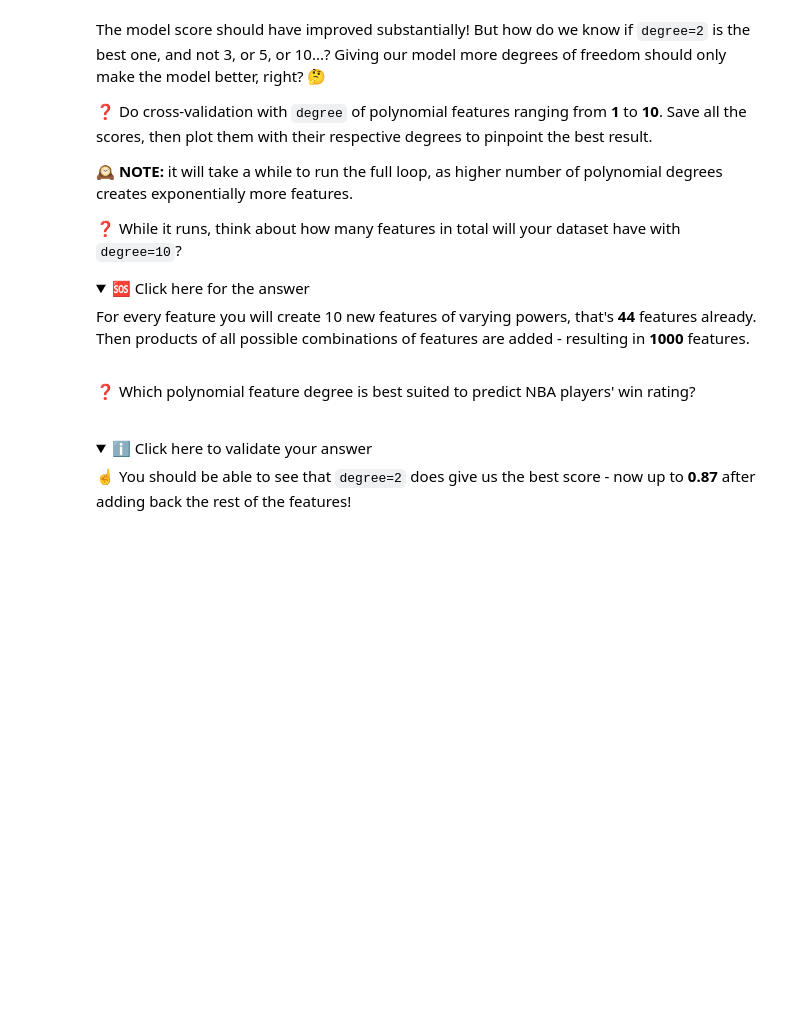
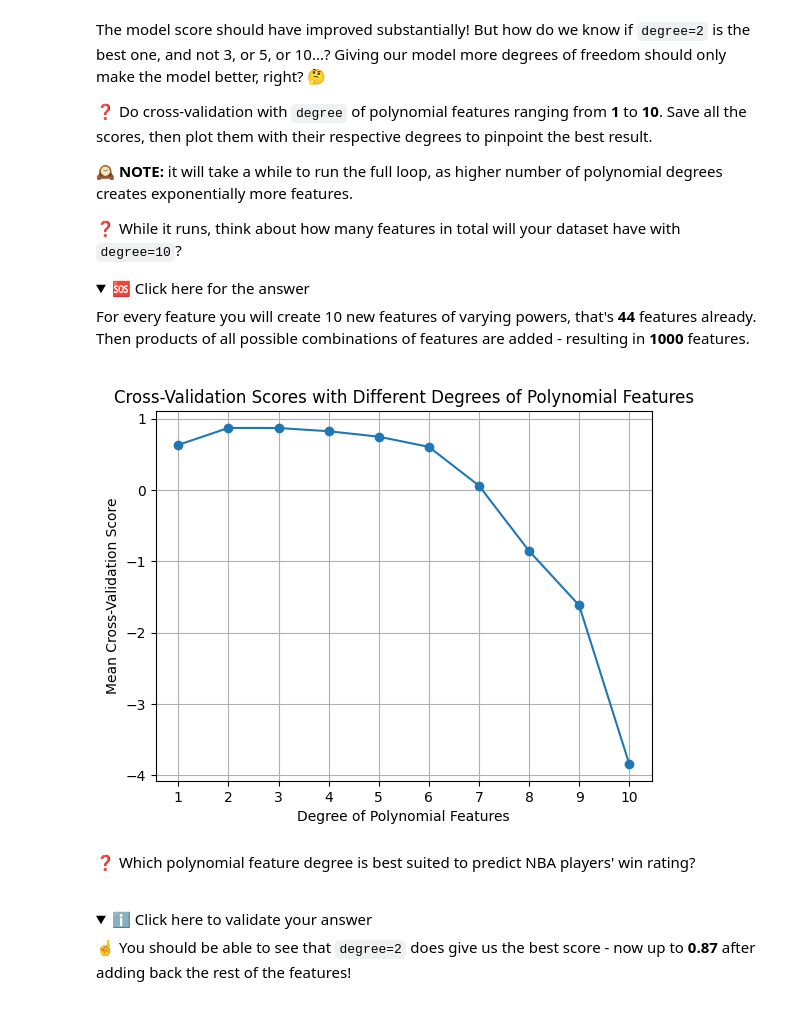
Before and after one commit to Flavien-Pictet/data-learning-curves, a Jupyter notebook: Learning_Curves.ipynb, the cells around one changed output. Saved outputs shown, nothing was run; the diff lists cells and outputs as text; code cells hidden in the pictures; folded sections open; blank space fills up the shorter version.

```diff
--- a/Learning_Curves.ipynb
+++ b/Learning_Curves.ipynb
@@ -280,0 +323,12 @@ We've seen that Polynomial Features on `mp` improves the model, but how about th
+# %%
+X = df[['mp', 'poss', 'do_ratio', 'pacing']]
+y = df['win_rating']
+
+poly_features = PolynomialFeatures(degree=2)
+X_poly = poly_features.fit_transform(X)
+
+model_poly = LinearRegression()
+
+score_poly = np.mean(cross_val_score(model_poly, X_poly, y, cv=5))
+
+print("Mean Cross-Validation Score with Degree=2 Polynomial Features:", score_poly)
@@ -300,3 +354,28 @@ For every feature you will create 10 new features of varying powers, that's **44
+# %%
+degrees = np.arange(1, 11)
+
+scores = []
+
+for degree in degrees:
+
+    poly_features = PolynomialFeatures(degree=degree)
+    X_poly = poly_features.fit_transform(X)
+
+    model_poly = LinearRegression()
+
+    score_poly = np.mean(cross_val_score(model_poly, X_poly, y, cv=5))
+
+    scores.append(score_poly)
+
+plt.plot(degrees, scores, marker='o')
+plt.xlabel('Degree of Polynomial Features')
+plt.ylabel('Mean Cross-Validation Score')
+plt.title('Cross-Validation Scores with Different Degrees of Polynomial Features')
+plt.grid(True)
+plt.xticks(degrees)
+plt.show()
+# %% [output]
+[figure, added]
 # %% [markdown]
 ❓ Which polynomial feature degree is best suited to predict NBA players' win rating?
 
```
Also changed, not shown: parts of 17 cells of this notebook, 1 other file.
